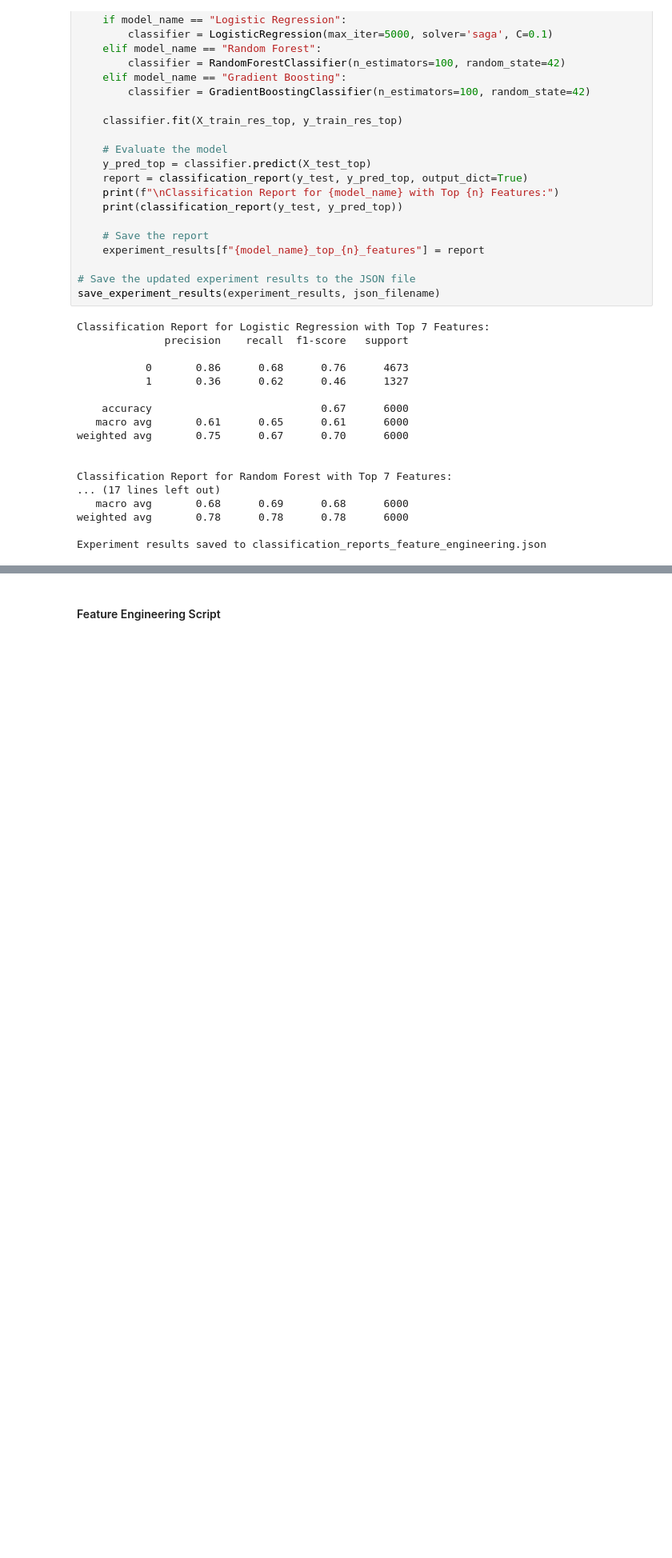
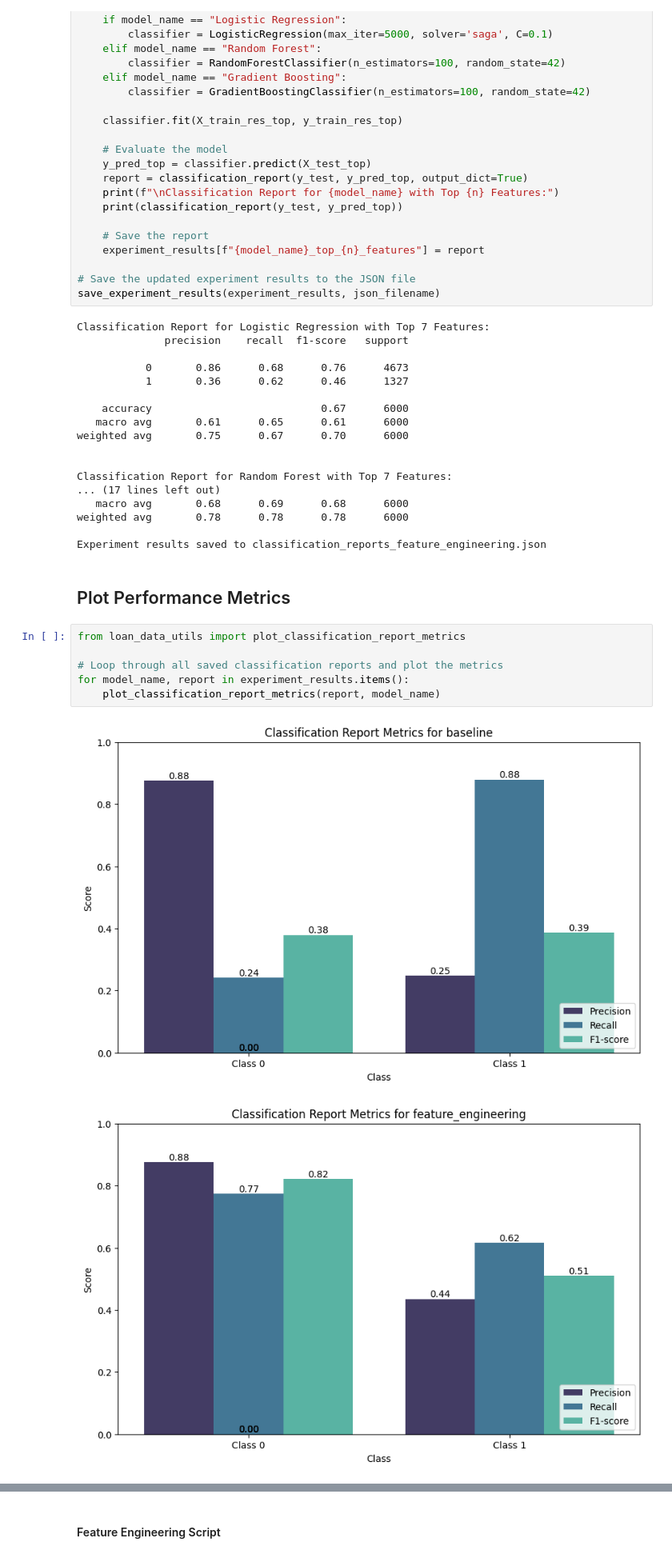
Before and after one commit to micah-shull/Machine_Learning_Pipelines, a Jupyter notebook: pipelines_1704_feature_engineering_01_feature_analysis.ipynb, the cells around one changed output, grey strips where cells are left out. Shown at 80% size. Saved outputs shown, nothing was run; the diff lists cells and outputs as text; blank space fills up the shorter version.

Commit message:
Plot final metrics and compare results

```diff
--- a/pipelines_1704_feature_engineering_01_feature_analysis.ipynb
+++ b/pipelines_1704_feature_engineering_01_feature_analysis.ipynb
@@ -674,3 +674,14 @@ Classification Report for Random Forest with Top 7 Features:
 weighted avg       0.78      0.78      0.78      6000
 
 Experiment results saved to classification_reports_feature_engineering.json
+# %% [markdown]
+## Plot Performance Metrics
+# %%
+from loan_data_utils import plot_classification_report_metrics
+
+# Loop through all saved classification reports and plot the metrics
+for model_name, report in experiment_results.items():
+    plot_classification_report_metrics(report, model_name)
+# %% [output]
+[figure, added]
+[figure, added]
```
Also changed, not shown: parts of 1 cell of this notebook.
